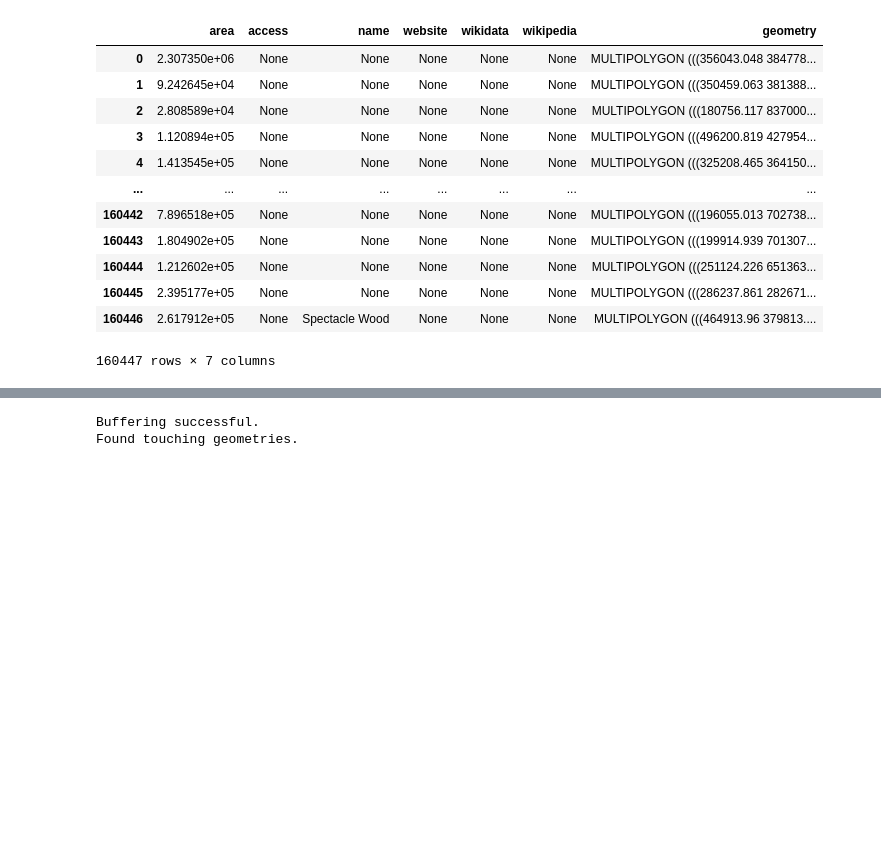
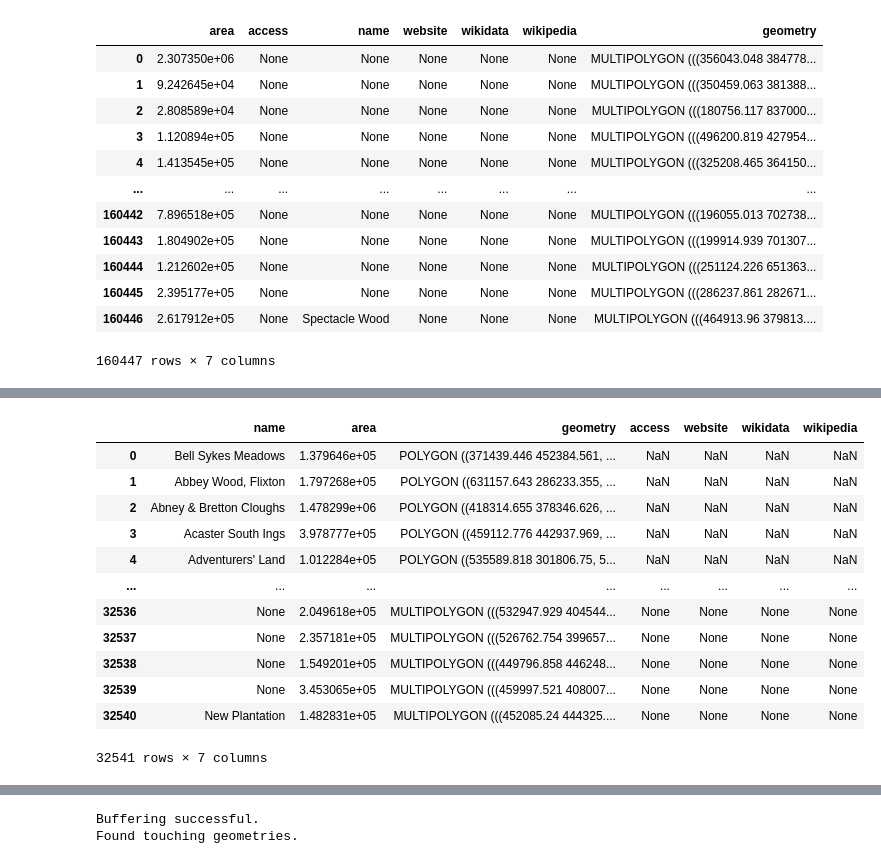
Before and after one commit to a-saveleva/casa_0003_group_project, a Jupyter notebook: data/natural_assets_dataset/joining.ipynb, the cells around one changed output, grey strips where cells are left out. Saved outputs shown, nothing was run; the diff lists cells and outputs as text; code cells hidden in the pictures; blank space fills up the shorter version.

```diff
--- a/data/natural_assets_dataset/joining.ipynb
+++ b/data/natural_assets_dataset/joining.ipynb
@@ -380,0 +473,8 @@ Intersecting iter: 23
+# %%
+ssis['area'] = ssis.geometry.area
+ssis = ssis[ssis.geometry.area > 100_000]
+# %%
+ssis['geometry'] = ssis.buffer(60, join_style='bevel')
+# %%
+ssis['name'] = ssis['SSSI_NAME'].fillna(ssis['sssi_name']).fillna(ssis['NAME'])
+ssis = ssis[['name', 'area', 'geometry']]
@@ -380,0 +499,18 @@ Intersecting iter: 23
+# %%
+first_second_third_ssis_batches = pd.concat([ssis, first_second_third_batches], ignore_index=True)
+# %%
+first_second_third_ssis_batches
+# %% [output]
+|  | name | area | geometry | access | website | wikidata | wikipedia |
+| 0 | Bell Sykes Meadows | 1.379646e+05 | POLYGON ((371439.446 452384.561, ... | NaN | NaN | NaN | NaN |
+| 1 | Abbey Wood, Flixton | 1.797268e+05 | POLYGON ((631157.643 286233.355, ... | NaN | NaN | NaN | NaN |
+| 2 | Abney & Bretton Cloughs | 1.478299e+06 | POLYGON ((418314.655 378346.626, ... | NaN | NaN | NaN | NaN |
+| 3 | Acaster South Ings | 3.978777e+05 | POLYGON ((459112.776 442937.969, ... | NaN | NaN | NaN | NaN |
+| 4 | Adventurers' Land | 1.012284e+05 | POLYGON ((535589.818 301806.75, 5... | NaN | NaN | NaN | NaN |
+| ... | ... | ... | ... | ... | ... | ... | ... |
+| 32536 | None | 2.049618e+05 | MULTIPOLYGON (((532947.929 404544... | None | None | None | None |
+| 32537 | None | 2.357181e+05 | MULTIPOLYGON (((526762.754 399657... | None | None | None | None |
+| 32538 | None | 1.549201e+05 | MULTIPOLYGON (((449796.858 446248... | None | None | None | None |
+| 32539 | None | 3.453065e+05 | MULTIPOLYGON (((459997.521 408007... | None | None | None | None |
+| 32540 | New Plantation | 1.482831e+05 | MULTIPOLYGON (((452085.24 444325.... | None | None | None | None |
+32541 rows × 7 columns
```
Also changed, not shown: parts of 18 cells of this notebook, 9 other files.
